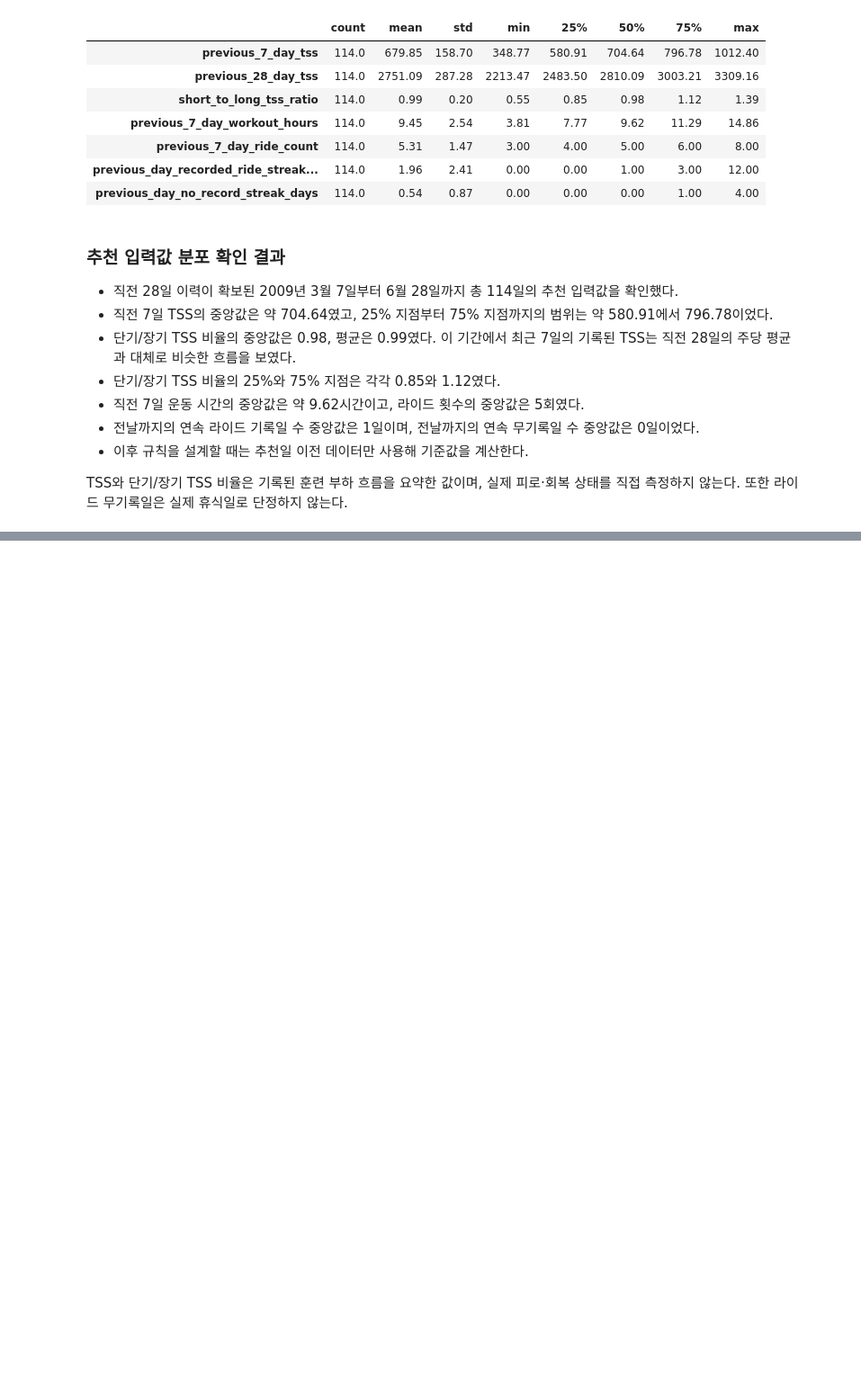
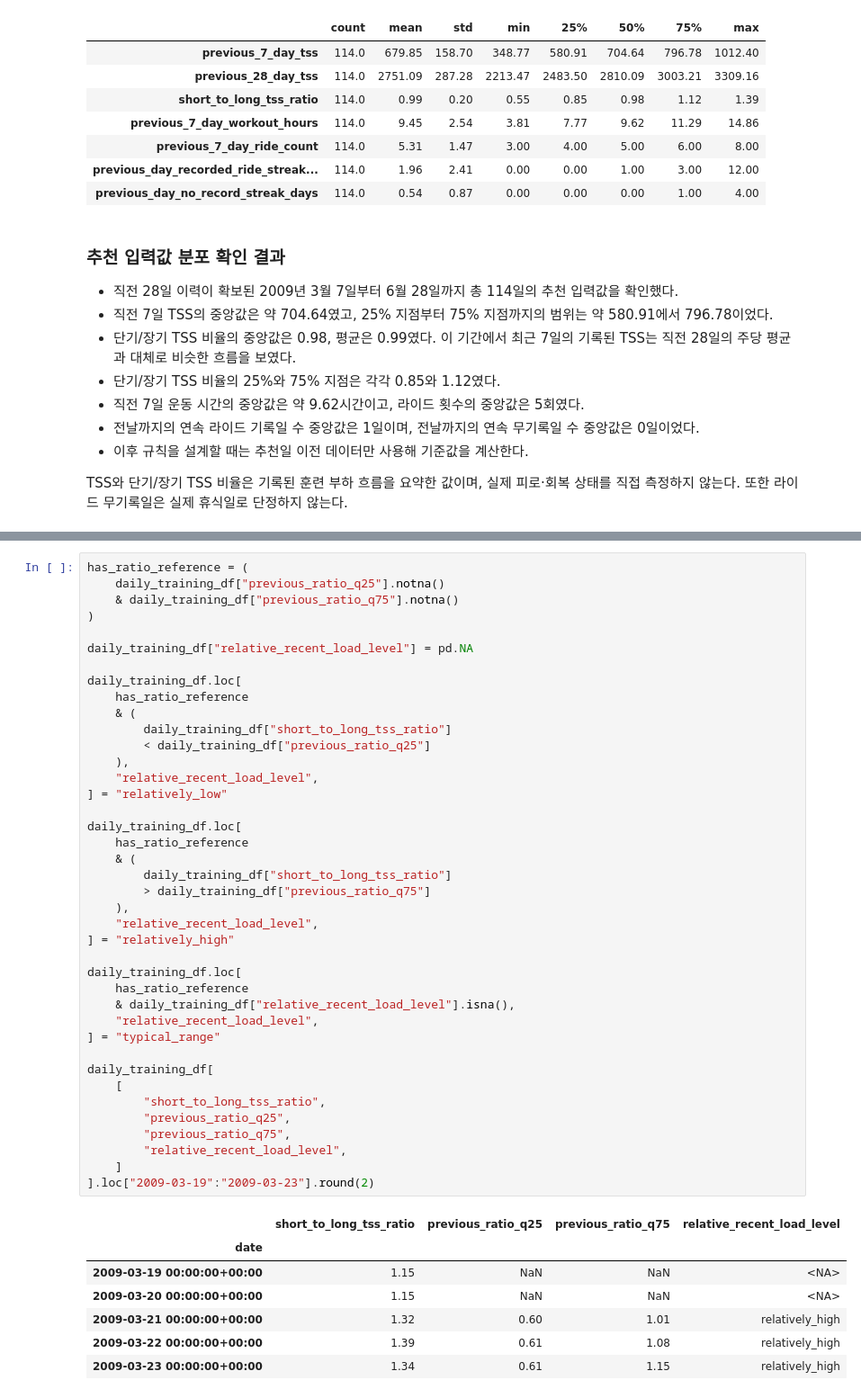
Before and after one commit to jhh0107gsc-hub/cycling, a Jupyter notebook: notebooks/03_recommendation_features.ipynb, the cells around one changed output, grey strips where cells are left out. Shown at 90% size. Cells and saved outputs as stored; diff of their text form; blank space fills up the shorter version.

```diff
--- a/notebooks/03_recommendation_features.ipynb
+++ b/notebooks/03_recommendation_features.ipynb
@@ -454,0 +485,48 @@ TSS와 단기/장기 TSS 비율은 기록된 훈련 부하 흐름을 요약한
+# %%
+has_ratio_reference = (
+    daily_training_df["previous_ratio_q25"].notna()
+    & daily_training_df["previous_ratio_q75"].notna()
+)
+
+daily_training_df["relative_recent_load_level"] = pd.NA
+
+daily_training_df.loc[
+    has_ratio_reference
+    & (
+        daily_training_df["short_to_long_tss_ratio"]
+        < daily_training_df["previous_ratio_q25"]
+    ),
+    "relative_recent_load_level",
+] = "relatively_low"
+
+daily_training_df.loc[
+    has_ratio_reference
+    & (
+        daily_training_df["short_to_long_tss_ratio"]
+        > daily_training_df["previous_ratio_q75"]
+    ),
+    "relative_recent_load_level",
+] = "relatively_high"
+
+daily_training_df.loc[
+    has_ratio_reference
+    & daily_training_df["relative_recent_load_level"].isna(),
+    "relative_recent_load_level",
+] = "typical_range"
+
+daily_training_df[
+    [
+        "short_to_long_tss_ratio",
+        "previous_ratio_q25",
+        "previous_ratio_q75",
+        "relative_recent_load_level",
+    ]
+].loc["2009-03-19":"2009-03-23"].round(2)
+# %% [output]
+|  | short_to_long_tss_ratio | previous_ratio_q25 | previous_ratio_q75 | relative_recent_load_level |
+| date |  |  |  |  |
+| 2009-03-19 00:00:00+00:00 | 1.15 | NaN | NaN | <NA> |
+| 2009-03-20 00:00:00+00:00 | 1.15 | NaN | NaN | <NA> |
+| 2009-03-21 00:00:00+00:00 | 1.32 | 0.60 | 1.01 | relatively_high |
+| 2009-03-22 00:00:00+00:00 | 1.39 | 0.61 | 1.08 | relatively_high |
+| 2009-03-23 00:00:00+00:00 | 1.34 | 0.61 | 1.15 | relatively_high |
```
Also changed, not shown: parts of 7 cells of this notebook.
